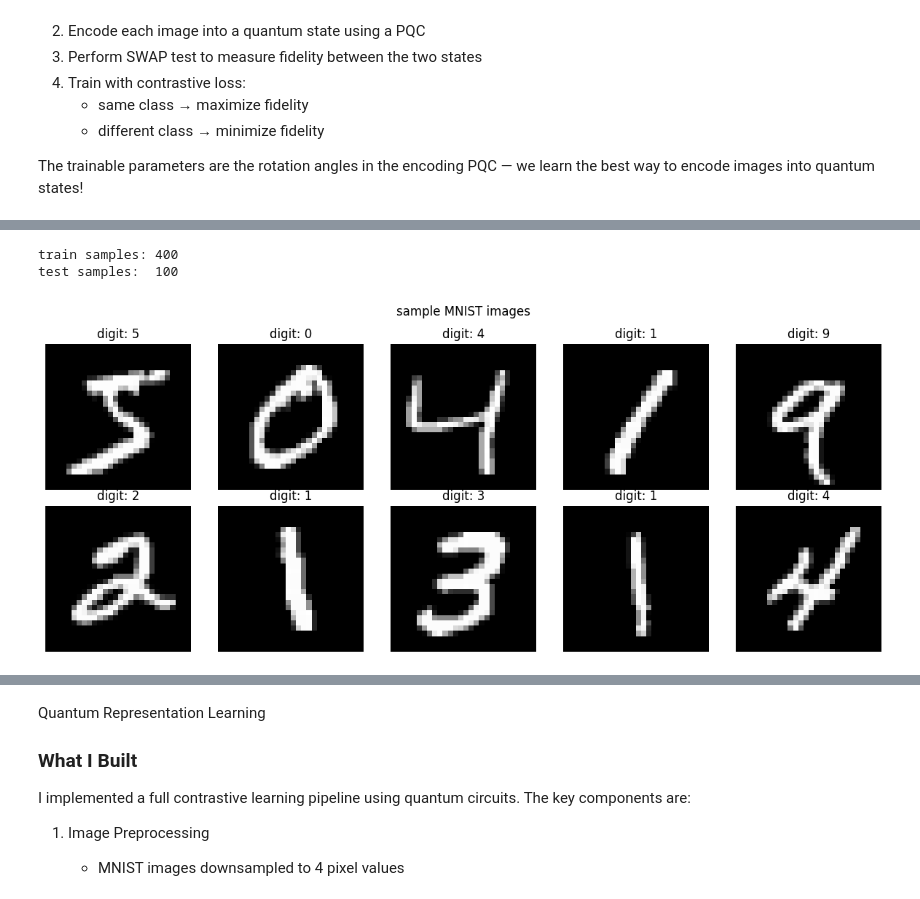
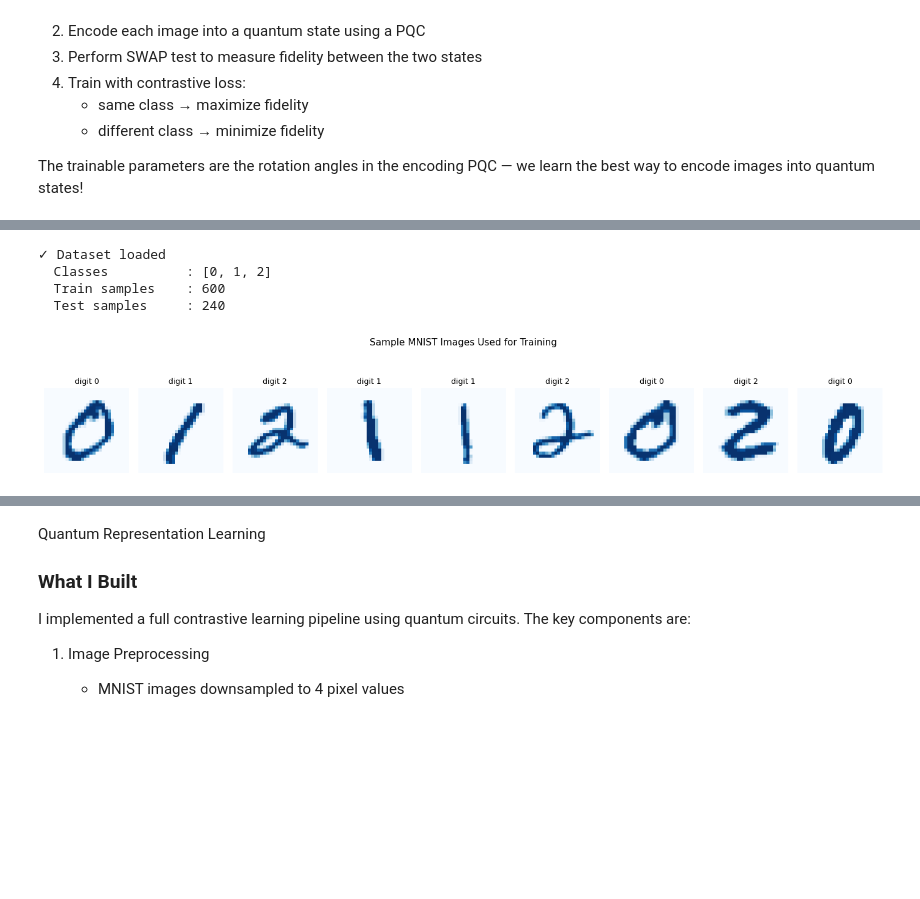
Before and after one commit to nikitamkoli21-ship-it/QMLHEP-GSoC-2026, a Jupyter notebook: Task_VI_Quantum_Representation.ipynb, the cells around one changed output, grey strips where cells are left out. Drawn from its saved outputs; the diff is of its cells as text; code cells hidden in the pictures; blank space fills up the shorter version.

```diff
--- a/Task_VI_Quantum_Representation.ipynb
+++ b/Task_VI_Quantum_Representation.ipynb
@@ -69,53 +78,64 @@ libraries loaded!
 # %%
-# loading MNIST — same as Task VIII and IX
-# but this time i only use a small subset to keep training fast
+NUM_QUBITS    = 6       # qubits per image encoder
+NUM_LAYERS    = 2       # PQC depth
+CLASSES       = [0, 1, 2]   # 3-class → harder, more impressive
+MAX_PER_CLASS = 200     # samples per class (keeps runtime manageable)
+NUM_PAIRS     = 600     # training pairs
+NUM_TEST_PAIRS= 200
+BATCH_SIZE    = 16
+NUM_EPOCHS    = 20
+LR            = 0.05
+MARGIN        = 0.5     # contrastive loss margin
 
 transform = transforms.Compose([
     transforms.ToTensor(),
     transforms.Normalize((0.5,), (0.5,))
 ])
 
-# downloading full dataset
-full_train = datasets.MNIST(root='./data', train=True,
-                             download=True, transform=transform)
-full_test  = datasets.MNIST(root='./data', train=False,
-                             download=True, transform=transform)
+full_train = datasets.MNIST(root='./data', train=True,  download=True, transform=transform)
+full_test  = datasets.MNIST(root='./data', train=False, download=True, transform=transform)
 
-# using only first 2 classes (digit 0 and digit 1)
-# this keeps the quantum circuit small and training fast
-# i can always extend to more classes later
-
-def filter_classes(dataset, classes=[0, 1], max_per_class=200):
-    """keep only selected digit classes"""
+def filter_classes(dataset, classes=CLASSES, max_per_class=MAX_PER_CLASS):
     indices = []
-    counts = {c: 0 for c in classes}
+    counts  = {c: 0 for c in classes}
     for idx, (_, label) in enumerate(dataset):
+        label = int(label)
         if label in classes and counts[label] < max_per_class:
             indices.append(idx)
             counts[label] += 1
         if all(v >= max_per_class for v in counts.values()):
             break
     return torch.utils.data.Subset(dataset, indices)
 
-train_subset = filter_classes(full_train, classes=[0,1],
-                               max_per_class=200)
-test_subset  = filter_classes(full_test,  classes=[0,1],
-                               max_per_class=50)
+train_subset = filter_classes(full_train)
+test_subset  = filter_classes(full_test, max_per_class=80)
 
-print(f"train samples: {len(train_subset)}")
-print(f"test samples:  {len(test_subset)}")
+print(f"✓ Dataset loaded")
+print(f"  Classes          : {CLASSES}")
+print(f"  Train samples    : {len(train_subset)}")
+print(f"  Test samples     : {len(test_subset)}")
 
-# show sample images
-fig, axes = plt.subplots(2, 5, figsize=(12, 5))
-for i, ax in enumerate(axes.flat):
-    img, label = full_train[i]
-    ax.imshow(img.squeeze(), cmap='gray')
-    ax.set_title(f"digit: {label}")
+# Visualise samples
+fig, axes = plt.subplots(1, len(CLASSES) * 3, figsize=(14, 2.5))
+class_seen = {c: 0 for c in CLASSES}
+shown = []
+for img, label in full_train:
+    label = int(label)
+    if label in CLASSES and class_seen[label] < 3:
+        shown.append((img, label))
+        class_seen[label] += 1
+    if all(v >= 3 for v in class_seen.values()):
+        break
+for ax, (img, label) in zip(axes, shown):
+    ax.imshow(img.squeeze(), cmap='Blues')
+    ax.set_title(f'digit {label}', fontsize=9)
     ax.axis('off')
-plt.suptitle("sample MNIST images", fontsize=12)
+plt.suptitle('Sample MNIST Images Used for Training', fontsize=11, y=1.05)
 plt.tight_layout()
 plt.show()
 # %% [output]
-train samples: 400
-test samples:  100
+✓ Dataset loaded
+  Classes          : [0, 1, 2]
+  Train samples    : 600
+  Test samples     : 240
-[figure, old version]
+[figure, new version]
```
Also changed, not shown: parts of 15 cells of this notebook.
